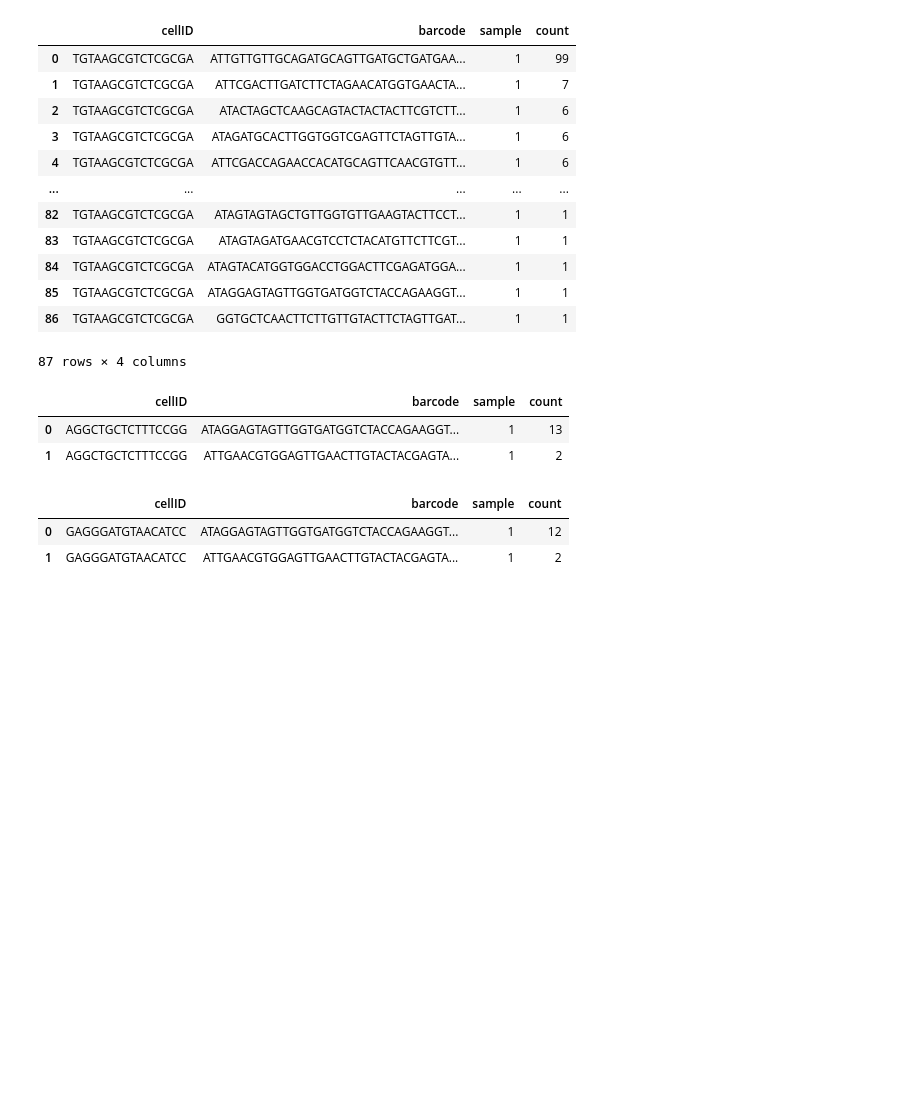
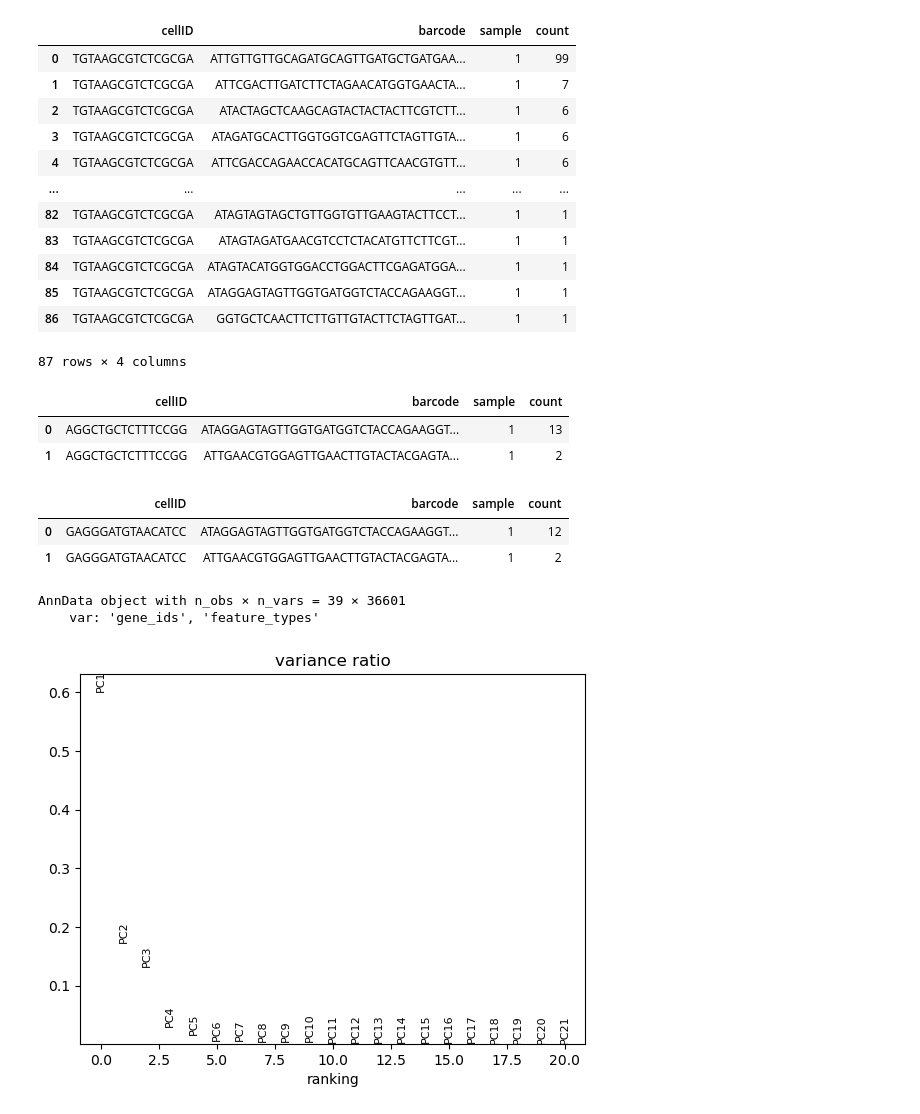
Before and after one commit to GoyalLab/singletCodeTools, a Jupyter notebook: vignette/usingSingletCodePackage.ipynb, the cells around one changed output. Saved outputs shown, nothing was run; the diff lists cells and outputs as text; code cells hidden in the pictures; blank space fills up the shorter version.

```diff
--- a/vignette/usingSingletCodePackage.ipynb
+++ b/vignette/usingSingletCodePackage.ipynb
@@ -105,0 +110,7 @@ df[df['cellID'] == 'TGTAAGCGTCTCGCGA'].groupby(['cellID', 'barcode', 'sample']).
+# %%
+#Reading the scRNAseq data in h5ad format
+adata = sc.read_h5ad(f"{path}/inputFiles/JiangEtAlSubset_scRNAseq.h5ad")
+adata
+# %% [output]
+AnnData object with n_obs × n_vars = 39 × 36601
+    var: 'gene_ids', 'feature_types'
@@ -105,0 +125,10 @@ df[df['cellID'] == 'TGTAAGCGTCTCGCGA'].groupby(['cellID', 'barcode', 'sample']).
+# %%
+
+# Note that in this vignette we are not doing any actual QC - but in actual analysis, it would need to be done.
+sc.pp.calculate_qc_metrics(adata, inplace=True)
+# %%
+#Calculating PCA for the data and plotting variance ratio
+sc.tl.pca(adata)
+sc.pl.pca_variance_ratio(adata, n_pcs=20)
+# %% [output]
+[figure, added]
```
Also changed, not shown: parts of 18 cells of this notebook.
